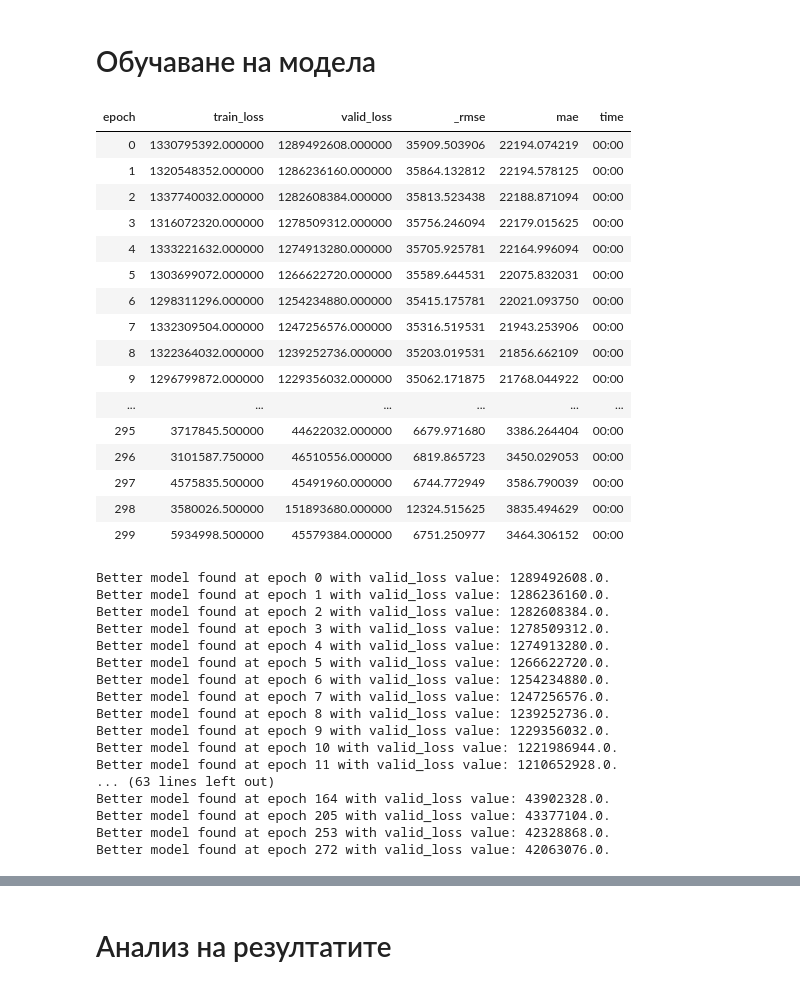
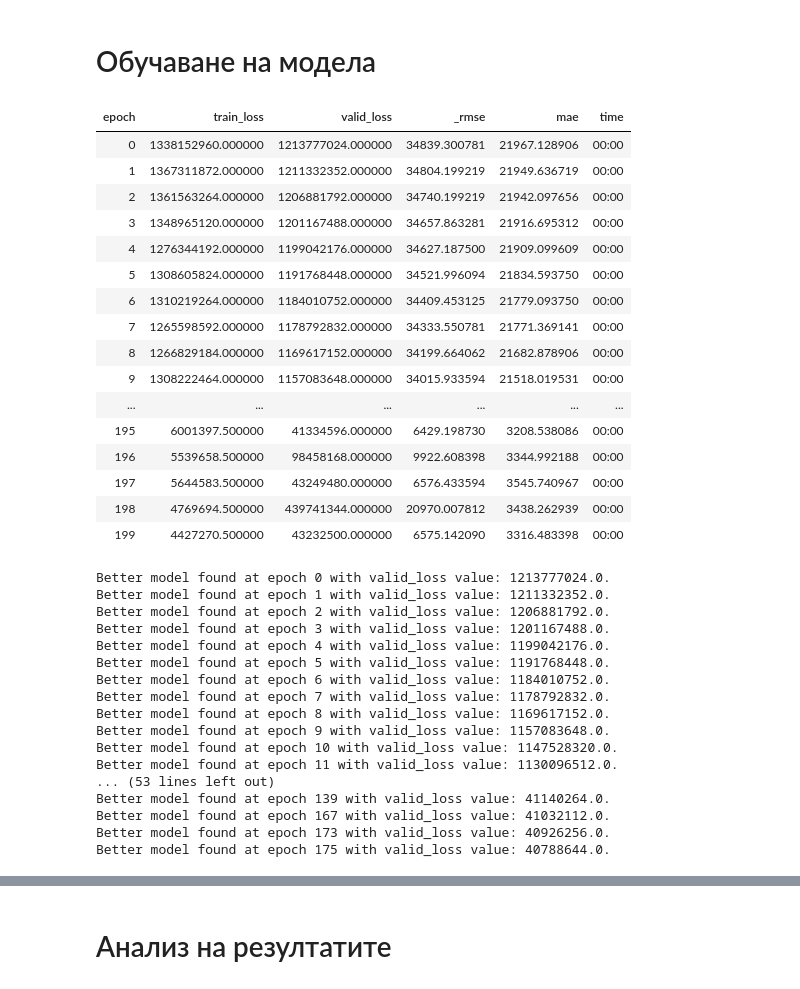
Before and after one commit to AlexDim1/car-market-price-prediction, a Jupyter notebook: training/6. Training a Neural Network Model for predicting car price.ipynb, the cells around one changed output, grey strips where cells are left out. Drawn from its saved outputs; the diff is of its cells as text; code cells hidden in the pictures.

```diff
--- a/training/6. Training a Neural Network Model for predicting car price.ipynb
+++ b/training/6. Training a Neural Network Model for predicting car price.ipynb
@@ -94,8 +95,8 @@ cat_names, cont_names
   'TotalInteriorFeatures',
   'TotalSpecialisedFeatures'])
 # %%
-to = TabularPandas(dataset, procs=[Categorify, FillMissing], cat_names=cat_names, cont_names=cont_names, y_names=y_names, splits=splits)
-dls = to.dataloaders(bs=1000)
+to = TabularPandas(dataset, procs=[Categorify, FillMissing, Normalize], cat_names=cat_names, cont_names=cont_names, y_names=y_names, splits=splits)
+dls = to.dataloaders(bs=1000, device=torch.device('mps'))
 # %%
 dls.show_batch()
 # %% [output]
@@ -115,42 +122,42 @@ learner = tabular_learner(dls, metrics=[rmse, mae], layers=[3000, 1000, 500, 250
 # %% [markdown]
 # Обучаване на модела
 # %%
-learner.fit(300, lr=0.002, cbs=[SaveModelCallback(fname='best-model', monitor='valid_loss')])
+learner.fit(200, lr=0.002, cbs=[SaveModelCallback(fname='best-model', monitor='valid_loss')])
 # %% [output]
 | epoch | train_loss | valid_loss | _rmse | mae | time |
-| 0 | 1330795392.000000 | 1289492608.000000 | 35909.503906 | 22194.074219 | 00:00 |
-| 1 | 1320548352.000000 | 1286236160.000000 | 35864.132812 | 22194.578125 | 00:00 |
-| 2 | 1337740032.000000 | 1282608384.000000 | 35813.523438 | 22188.871094 | 00:00 |
-| 3 | 1316072320.000000 | 1278509312.000000 | 35756.246094 | 22179.015625 | 00:00 |
-| 4 | 1333221632.000000 | 1274913280.000000 | 35705.925781 | 22164.996094 | 00:00 |
-| 5 | 1303699072.000000 | 1266622720.000000 | 35589.644531 | 22075.832031 | 00:00 |
-| 6 | 1298311296.000000 | 1254234880.000000 | 35415.175781 | 22021.093750 | 00:00 |
-| 7 | 1332309504.000000 | 1247256576.000000 | 35316.519531 | 21943.253906 | 00:00 |
-| 8 | 1322364032.000000 | 1239252736.000000 | 35203.019531 | 21856.662109 | 00:00 |
-| 9 | 1296799872.000000 | 1229356032.000000 | 35062.171875 | 21768.044922 | 00:00 |
+| 0 | 1338152960.000000 | 1213777024.000000 | 34839.300781 | 21967.128906 | 00:00 |
+| 1 | 1367311872.000000 | 1211332352.000000 | 34804.199219 | 21949.636719 | 00:00 |
+| 2 | 1361563264.000000 | 1206881792.000000 | 34740.199219 | 21942.097656 | 00:00 |
+| 3 | 1348965120.000000 | 1201167488.000000 | 34657.863281 | 21916.695312 | 00:00 |
+| 4 | 1276344192.000000 | 1199042176.000000 | 34627.187500 | 21909.099609 | 00:00 |
+| 5 | 1308605824.000000 | 1191768448.000000 | 34521.996094 | 21834.593750 | 00:00 |
+| 6 | 1310219264.000000 | 1184010752.000000 | 34409.453125 | 21779.093750 | 00:00 |
+| 7 | 1265598592.000000 | 1178792832.000000 | 34333.550781 | 21771.369141 | 00:00 |
+| 8 | 1266829184.000000 | 1169617152.000000 | 34199.664062 | 21682.878906 | 00:00 |
+| 9 | 1308222464.000000 | 1157083648.000000 | 34015.933594 | 21518.019531 | 00:00 |
 | ... | ... | ... | ... | ... | ... |
-| 295 | 3717845.500000 | 44622032.000000 | 6679.971680 | 3386.264404 | 00:00 |
-| 296 | 3101587.750000 | 46510556.000000 | 6819.865723 | 3450.029053 | 00:00 |
-| 297 | 4575835.500000 | 45491960.000000 | 6744.772949 | 3586.790039 | 00:00 |
-| 298 | 3580026.500000 | 151893680.000000 | 12324.515625 | 3835.494629 | 00:00 |
-| 299 | 5934998.500000 | 45579384.000000 | 6751.250977 | 3464.306152 | 00:00 |
+| 195 | 6001397.500000 | 41334596.000000 | 6429.198730 | 3208.538086 | 00:00 |
+| 196 | 5539658.500000 | 98458168.000000 | 9922.608398 | 3344.992188 | 00:00 |
+| 197 | 5644583.500000 | 43249480.000000 | 6576.433594 | 3545.740967 | 00:00 |
+| 198 | 4769694.500000 | 439741344.000000 | 20970.007812 | 3438.262939 | 00:00 |
+| 199 | 4427270.500000 | 43232500.000000 | 6575.142090 | 3316.483398 | 00:00 |
-Better model found at epoch 0 with valid_loss value: 1289492608.0.
-Better model found at epoch 1 with valid_loss value: 1286236160.0.
-Better model found at epoch 2 with valid_loss value: 1282608384.0.
-Better model found at epoch 3 with valid_loss value: 1278509312.0.
-Better model found at epoch 4 with valid_loss value: 1274913280.0.
-Better model found at epoch 5 with valid_loss value: 1266622720.0.
-Better model found at epoch 6 with valid_loss value: 1254234880.0.
-Better model found at epoch 7 with valid_loss value: 1247256576.0.
-Better model found at epoch 8 with valid_loss value: 1239252736.0.
-Better model found at epoch 9 with valid_loss value: 1229356032.0.
-Better model found at epoch 10 with valid_loss value: 1221986944.0.
-Better model found at epoch 11 with valid_loss value: 1210652928.0.
-... (63 lines left out)
-Better model found at epoch 164 with valid_loss value: 43902328.0.
-Better model found at epoch 205 with valid_loss value: 43377104.0.
-Better model found at epoch 253 with valid_loss value: 42328868.0.
-Better model found at epoch 272 with valid_loss value: 42063076.0.
+Better model found at epoch 0 with valid_loss value: 1213777024.0.
+Better model found at epoch 1 with valid_loss value: 1211332352.0.
+Better model found at epoch 2 with valid_loss value: 1206881792.0.
+Better model found at epoch 3 with valid_loss value: 1201167488.0.
+Better model found at epoch 4 with valid_loss value: 1199042176.0.
+Better model found at epoch 5 with valid_loss value: 1191768448.0.
+Better model found at epoch 6 with valid_loss value: 1184010752.0.
+Better model found at epoch 7 with valid_loss value: 1178792832.0.
+Better model found at epoch 8 with valid_loss value: 1169617152.0.
+Better model found at epoch 9 with valid_loss value: 1157083648.0.
+Better model found at epoch 10 with valid_loss value: 1147528320.0.
+Better model found at epoch 11 with valid_loss value: 1130096512.0.
+... (53 lines left out)
+Better model found at epoch 139 with valid_loss value: 41140264.0.
+Better model found at epoch 167 with valid_loss value: 41032112.0.
+Better model found at epoch 173 with valid_loss value: 40926256.0.
+Better model found at epoch 175 with valid_loss value: 40788644.0.
 # %%
 learner.show_training_loop()
 # %% [output]
```
Also changed, not shown: parts of 8 cells of this notebook, 1 other file.
